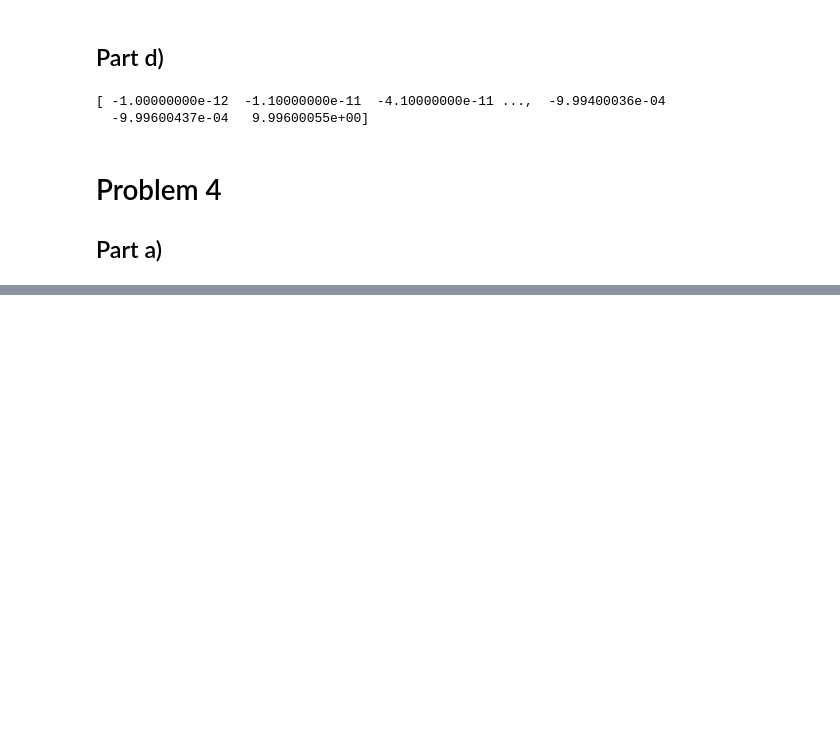
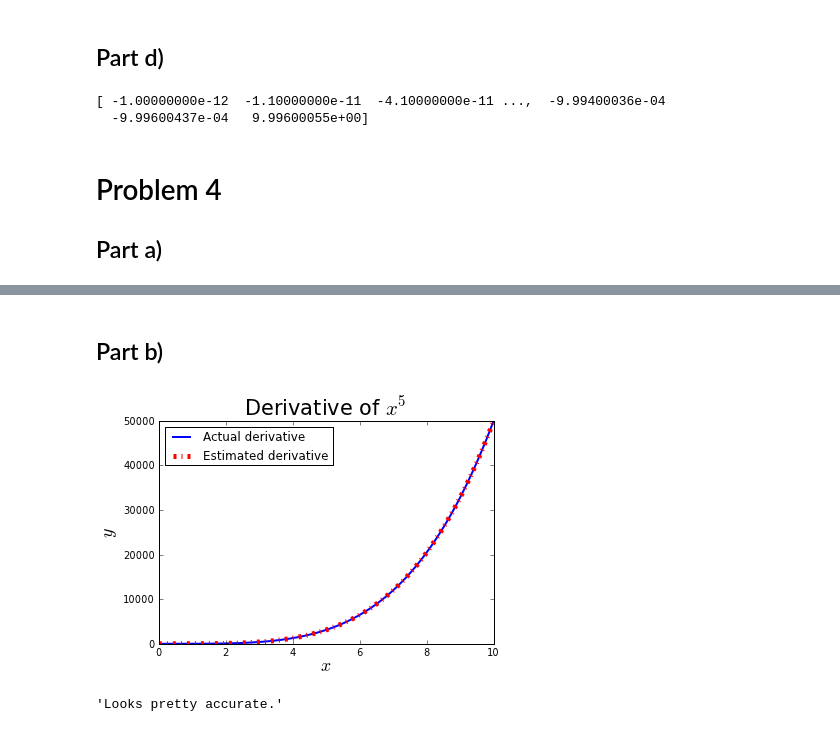
Before and after one commit to dcrose/PHYS202-S13, a Jupyter notebook: Week4/InterpAndDiffEx3.ipynb, the cells around one changed output, grey strips where cells are left out. Cells and saved outputs as stored; diff of their text form; code cells hidden in the pictures; blank space fills up the shorter version.

```diff
--- a/Week4/InterpAndDiffEx3.ipynb
+++ b/Week4/InterpAndDiffEx3.ipynb
@@ -158,0 +159,30 @@ IndentationError: expected an indented block (<ipython-input-16-07d4464b8357>, l
+# %% [markdown]
+Part b)
+-
+# %%
+def fourPtFiniteDiff(x,y):
+    dydx = zeros(y.shape)
+    dydx[2:-2] = (y[:-4]-8*y[1:-3]+8*y[3:-1]-y[4:])/(x[:-4]-8*x[1:-3]+8*x[3:-1]-x[4:])
+    dydx[0] = (y[1]-y[0])/(x[1]-x[0])
+    dydx[-1] = (y[-1]-y[-2])/(x[-1]-x[-2])
+    dydx[1] = (y[2]-y[1])/(x[2]-x[1])
+    dydx[-2] = (y[-2]-y[-3])/(x[-2]-x[-3])
+    return dydx
+# %%
+#Accuracy test
+x1 = arange(0,10,0.01)
+y1 = x1**5
+dydx_exact = 5*x1**4
+dydx1 = fourPtFiniteDiff(x1,y1)
+# %%
+plot(x1,dydx_exact,lw=2,label="Actual derivative")
+plot(x1,dydx1,linestyle="-.",lw=5,label="Estimated derivative",color="red")
+xlabel("$x$",fontsize=18)
+ylabel("$y$",fontsize=18)
+legend(loc="upper left")
+title("Derivative of $x^5$",fontsize=21)
+show()
+"""Looks pretty accurate."""
+# %% [output]
+[figure, added]
+'Looks pretty accurate.'
```
Also changed, not shown: parts of 18 cells of this notebook.
